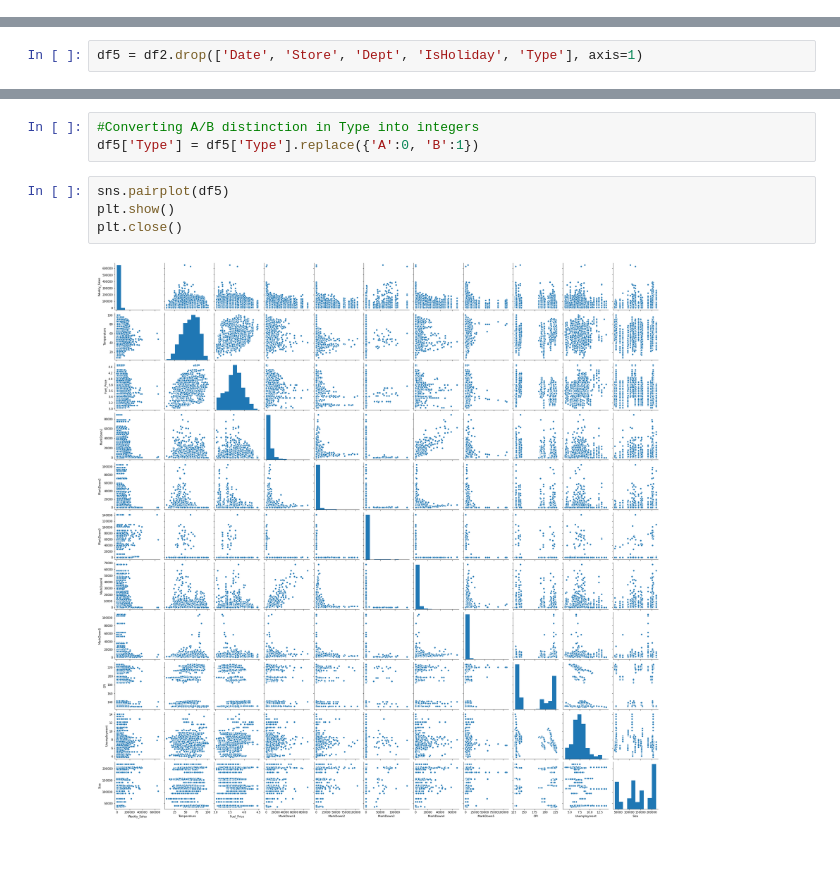
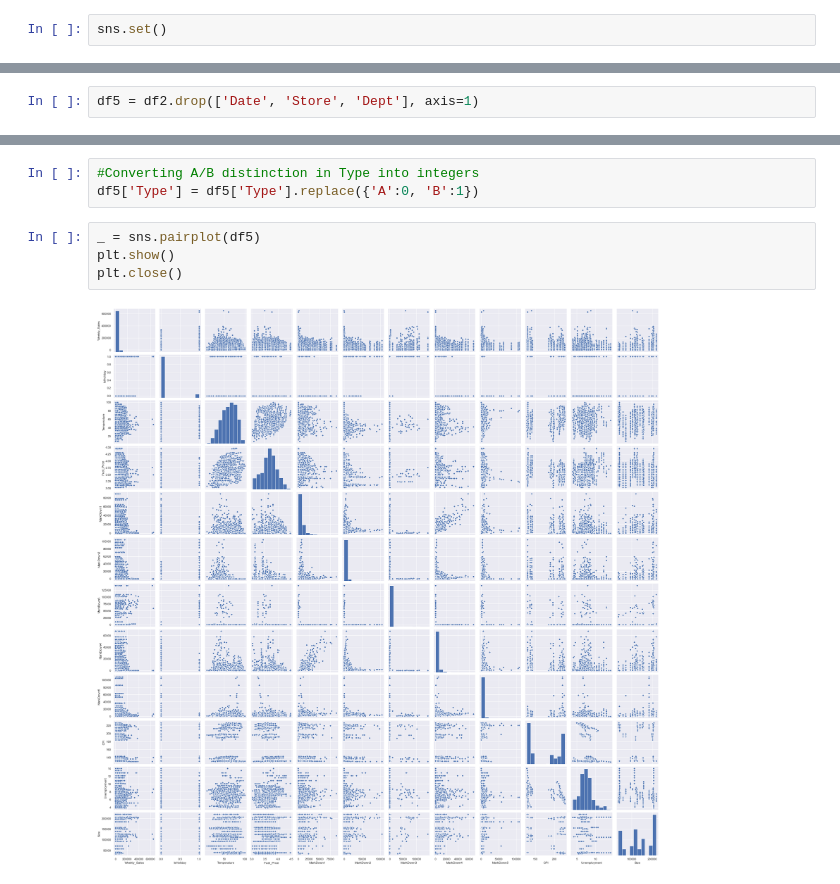
Before and after one commit to Dylan-C-Neal/capstone1-retail_forecasting, a Jupyter notebook: notebooks/C1S2-retail_forecasting.ipynb, the cells around one changed output, grey strips where cells are left out. Saved outputs shown, nothing was run; the diff lists cells and outputs as text; blank space fills up the shorter version.

Commit message:
Recorded findings from pairplot analysis

```diff
--- a/notebooks/C1S2-retail_forecasting.ipynb
+++ b/notebooks/C1S2-retail_forecasting.ipynb
@@ -47,6 +47,8 @@ df4.unstack(level=0).head()
 | 2010-02-07 | 1492418.14 | 2003940.64 | 381151.72 | 1881337.21 | 305993.27 | 1759777.25 | 575570.77 | 852333.75 | 528832.54 | 1845893.87 | ... |
 | 2010-02-19 | 1611968.17 | 2124451.54 | 421642.19 | 2049860.26 | 303447.57 | 1567138.07 | 506760.54 | 963960.37 | 511327.90 | 2113432.58 | ... |
 | 2010-02-26 | 1409727.59 | 1865097.27 | 407204.86 | 1925728.84 | 270281.63 | 1432953.21 | 496083.24 | 847592.11 | 473773.27 | 2006774.96 | ... |
+# %%
+sns.set()
 # %%
 # Plot store-wide weekly sales for all stores
 
@@ -58,5 +60,5 @@ plt.close()
 # %%
-df5 = df2.drop(['Date', 'Store', 'Dept', 'IsHoliday', 'Type'], axis=1)
+df5 = df2.drop(['Date', 'Store', 'Dept'], axis=1)
 # %%
 df5.head()
 # %% [output]
@@ -73,8 +75,8 @@ df5['IsHoliday'] = df5['IsHoliday'].astype(int)
 #Converting A/B distinction in Type into integers
 df5['Type'] = df5['Type'].replace({'A':0, 'B':1})
 # %%
-sns.pairplot(df5)
+_ = sns.pairplot(df5)
 plt.show()
 plt.close()
 # %% [output]
-[figure, old version]
+[figure, new version]
```
Also changed, not shown: parts of 3 cells of this notebook.
